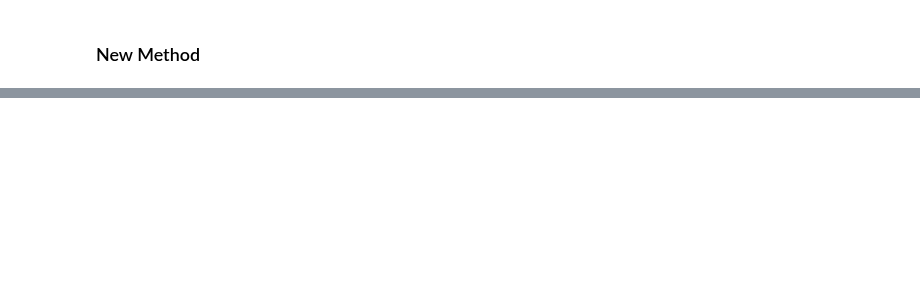
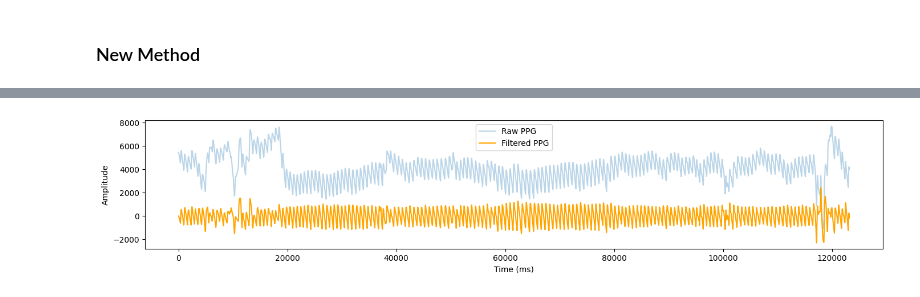
Before and after one commit to Showmick119/Benchmarking-Signal-Processing-Packages, a Jupyter notebook: HRV105M-analysis/bangle.ipynb, the cells around one changed output, grey strips where cells are left out. Cells and saved outputs as stored; diff of their text form; code cells hidden in the pictures; blank space fills up the shorter version.

Commit message:
Updates and new test results

```diff
--- a/HRV105M-analysis/bangle.ipynb
+++ b/HRV105M-analysis/bangle.ipynb
@@ -92,2 +93,94 @@ Detected 179 peaks in the Filtered PPG
 # %% [markdown]
 ### New Method
+# %%
+# ─────────── Band-pass PPG (0.5–8 Hz) ───────────
+from scipy.signal import butter, filtfilt
+
+lowcut, highcut = 0.5, 8.0
+# 4th-order Butterworth bandpass
+b, a = butter(
+    4,
+    [lowcut/(fs/2), highcut/(fs/2)],
+    btype='band'
+)
+ppg_filt = filtfilt(b, a, ppg_raw)
+
+# quick plot to confirm
+plt.figure(figsize=(14,3))
+plt.plot(timestamps, ppg_raw,   alpha=0.3, label='Raw PPG')
+plt.plot(timestamps, ppg_filt, c='orange', label='Filtered PPG')
+plt.xlabel('Time (ms)')
+plt.ylabel('Amplitude')
+plt.legend()
+plt.tight_layout()
+
+# ─────────── Signal Quality (5 s SNR) ───────────
+
+def compute_snr(ppg, b, a, fs, frame_sec=5, hop_sec=1):
+    """Return array of SNR values (in dB) for each 5 s frame."""
+    frame_len = int(frame_sec * fs)
+    hop_len   = int(hop_sec   * fs)
+    snrs = []
+    for start in range(0, len(ppg) - frame_len, hop_len):
+        seg = ppg[start:start+frame_len]
+        inband  = filtfilt(b, a, seg)
+        e_in    = np.sum(inband**2)
+        e_out   = np.sum((seg - inband)**2)
+        snrs.append(10*np.log10(e_in/e_out))
+    return np.array(snrs)
+
+snr_vals = compute_snr(ppg_filt, b, a, fs)
+# boolean mask of “good” 5 s windows
+good_win = snr_vals > 5.0
+
+# plot SNR over time
+times_win = np.arange(len(snr_vals)) * 1.0  # in seconds (1 s hop)
+plt.figure(figsize=(14,2))
+plt.plot(times_win, snr_vals, label='5 s window SNR (dB)')
+plt.axhline(5, color='r', linestyle='--', label='Quality threshold')
+plt.xlabel('Time (s)')
+plt.ylabel('SNR (dB)')
+plt.legend()
+plt.tight_layout()
+
+# ─────────── Adaptive Peak Detection ───────────
+from scipy.signal import find_peaks
+
+# 1) Build a 10 s moving-max envelope (centered)
+win_env = int(10 * fs)
+envelope = (
+    pd.Series(ppg_filt)
+      .rolling(win_env, center=True, min_periods=1)
+      .max()
+      .to_numpy()
+)
+
+# 2) Set threshold at 40% of local envelope
+threshold = 0.4 * envelope
+
+# 3) Detect peaks ≥0.4 s apart
+peaks, props = find_peaks(
+    ppg_filt,
+    height=threshold,
+    distance=int(0.4 * fs)
+)
+
+# 4) Map each peak index → 5 s window index (floor of time in s)
+times_peaks = peaks / fs
+win_idx = np.floor(times_peaks).astype(int)
+
+# Option A: clamp indices to valid range
+win_idx = np.minimum(win_idx, len(good_win)-1)
+
+# 5) Filter peaks by window quality
+good_peaks = [pk for pk, w in zip(peaks, win_idx) if good_win[w]]
+
+# 6) Plot result
+plt.figure(figsize=(14,3))
+plt.plot(timestamps, ppg_filt, c='orange', label='Filtered PPG')
+plt.plot(timestamps[good_peaks], ppg_filt[good_peaks],
+         'x', c='red', label='Detected Peaks')
+plt.xlabel('Time (ms)'); plt.legend(); plt.tight_layout()
+
+print(f"Initial peaks: {len(peaks)} → quality-filtered: {len(good_peaks)}")
+# %% [output]
@@ -93,0 +188 @@ Detected 179 peaks in the Filtered PPG
+[figure, added]
```
Also changed, not shown: parts of 5 cells of this notebook.
